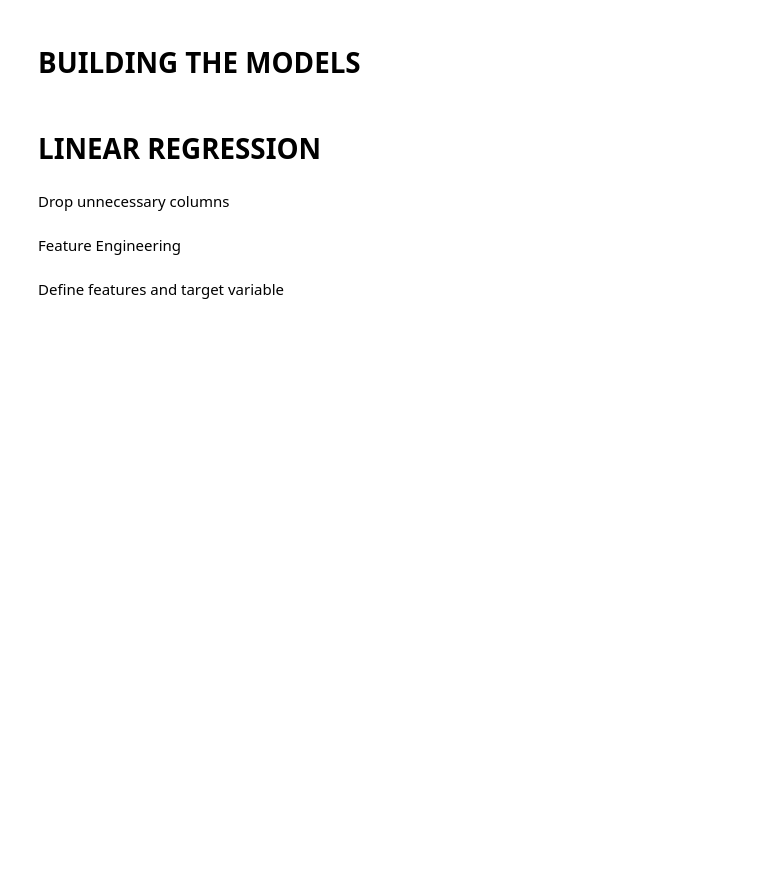
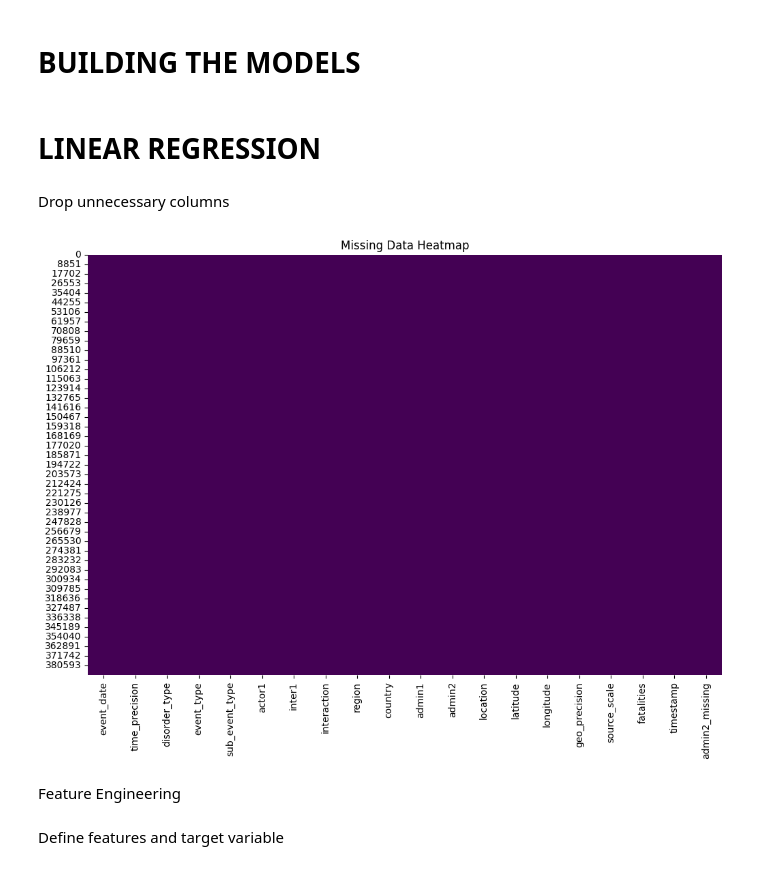
Before and after one commit to patrickanaku/MCS-7103-Machine-Learning, a Jupyter notebook: Course_Work.ipynb, the cells around one changed output. Saved outputs shown, nothing was run; the diff lists cells and outputs as text; code cells hidden in the pictures; blank space fills up the shorter version.

```diff
--- a/Course_Work.ipynb
+++ b/Course_Work.ipynb
@@ -573,9 +494,18 @@ from sklearn.pipeline import Pipeline
 # %% [markdown]
 Drop unnecessary columns
 # %%
-columns_to_drop = ['event_id_cnty', 'year', 'source', 'notes']
+columns_to_drop = ['event_id_cnty', 'year', 'source', 'notes','iso', 'tags', 'admin3',
+                   'inter2','assoc_actor_1', 'assoc_actor_2', 'civilian_targeting', 'tags', 'actor2']
 acled_data.drop(columns=[col for col in columns_to_drop
                           if col in acled_data.columns], inplace=True)
+# %%
+# Visualization of missing data after imputation
+plt.figure(figsize=(12, 8))
+sns.heatmap(acled_data.isnull(), cbar=False, cmap='viridis')
+plt.title('Missing Data Heatmap')
+plt.show()
+# %% [output]
+[figure, added]
 # %% [markdown]
 Feature Engineering
 # %%
```
Also changed, not shown: parts of 33 cells of this notebook.
